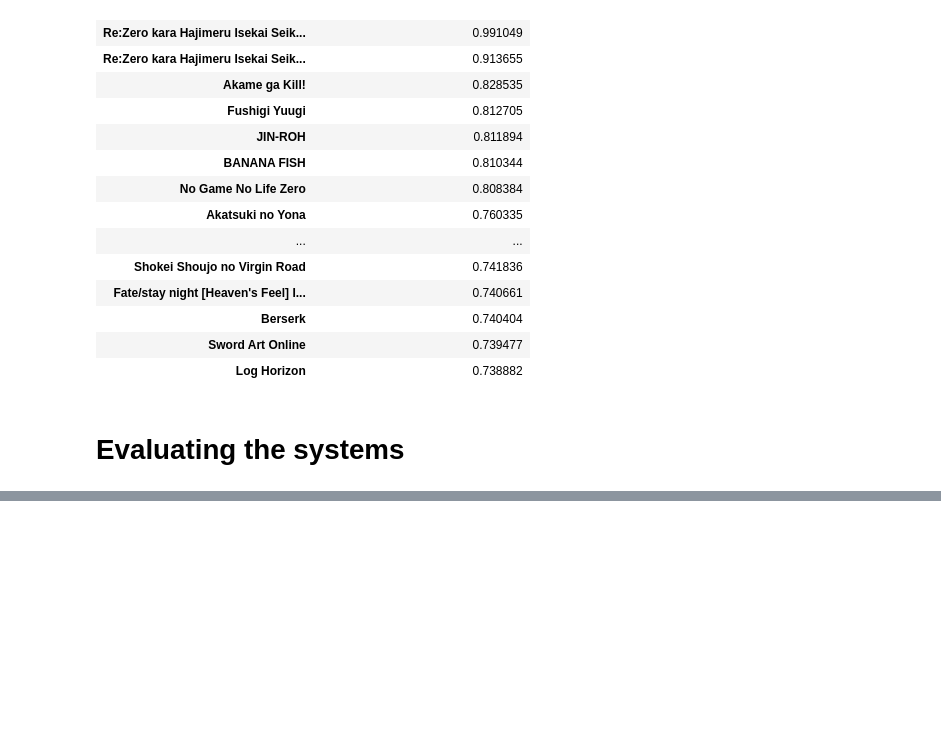
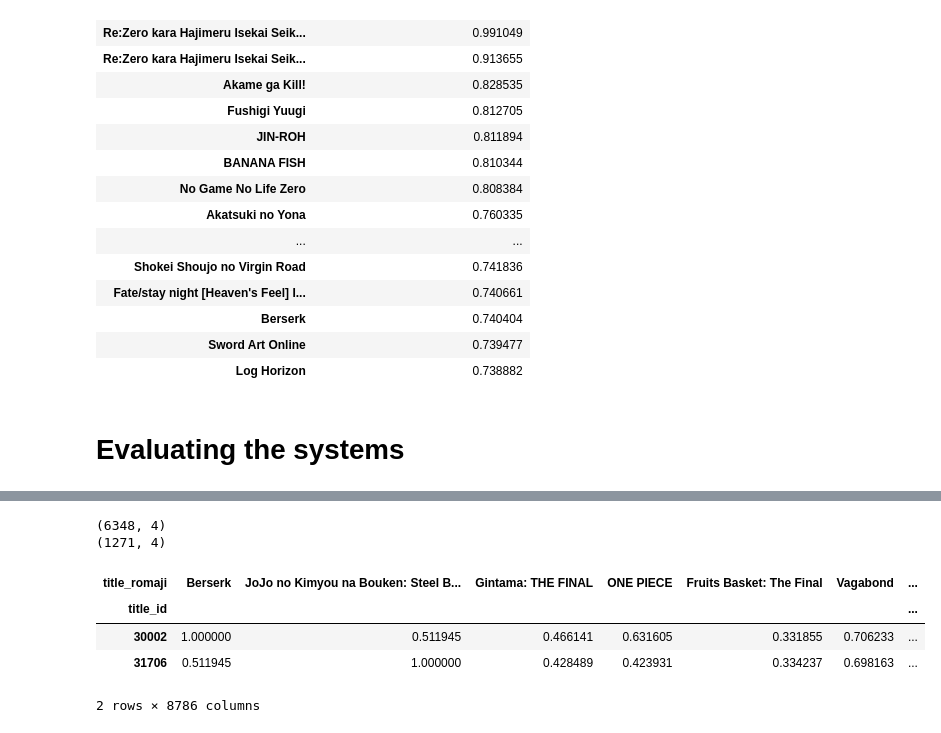
Before and after one commit to doyoung-umich/pj_otaku, a Jupyter notebook: Doyoung/EDA.ipynb, the cells around one changed output, grey strips where cells are left out. Cells and saved outputs as stored; diff of their text form; code cells hidden in the pictures; blank space fills up the shorter version.

```diff
--- a/Doyoung/EDA.ipynb
+++ b/Doyoung/EDA.ipynb
@@ -539,0 +566,16 @@ latent_corr_popular.loc['Re:Zero kara Hajimeru Isekai Seikatsu'].iloc[0].drop_du
+# %%
+print(train.shape)
+print(test_mod.shape)
+# %% [output]
+(6348, 4)
+(1271, 4)
+# %%
+latent_corr_tid = latent_corr.copy()
+latent_corr_tid.index = titles.title_id
+latent_corr_tid.head(2)
+# %% [output]
+| title_romaji | Berserk | JoJo no Kimyou na Bouken: Steel B... | Gintama: THE FINAL | ONE PIECE | Fruits Basket: The Final | Vagabond | ... |
+| title_id |  |  |  |  |  |  | ... |
+| 30002 | 1.000000 | 0.511945 | 0.466141 | 0.631605 | 0.331855 | 0.706233 | ... |
+| 31706 | 0.511945 | 1.000000 | 0.428489 | 0.423931 | 0.334237 | 0.698163 | ... |
+2 rows × 8786 columns
```
Also changed, not shown: parts of 13 cells of this notebook.
